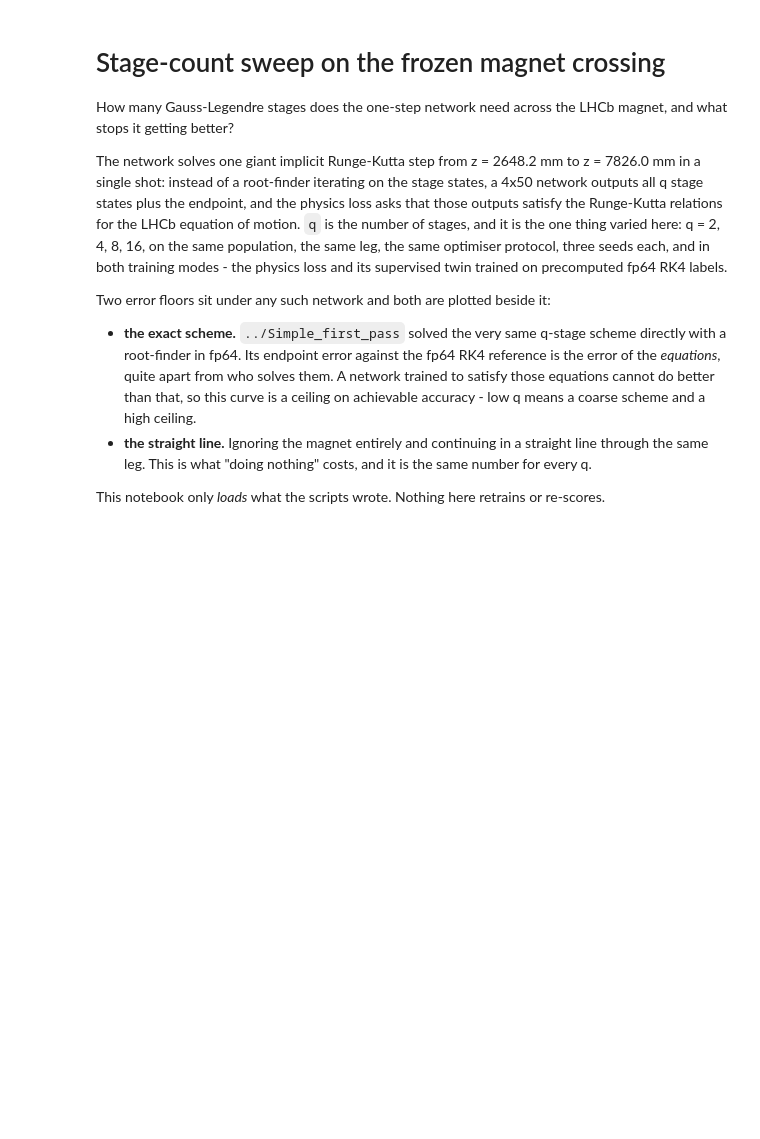
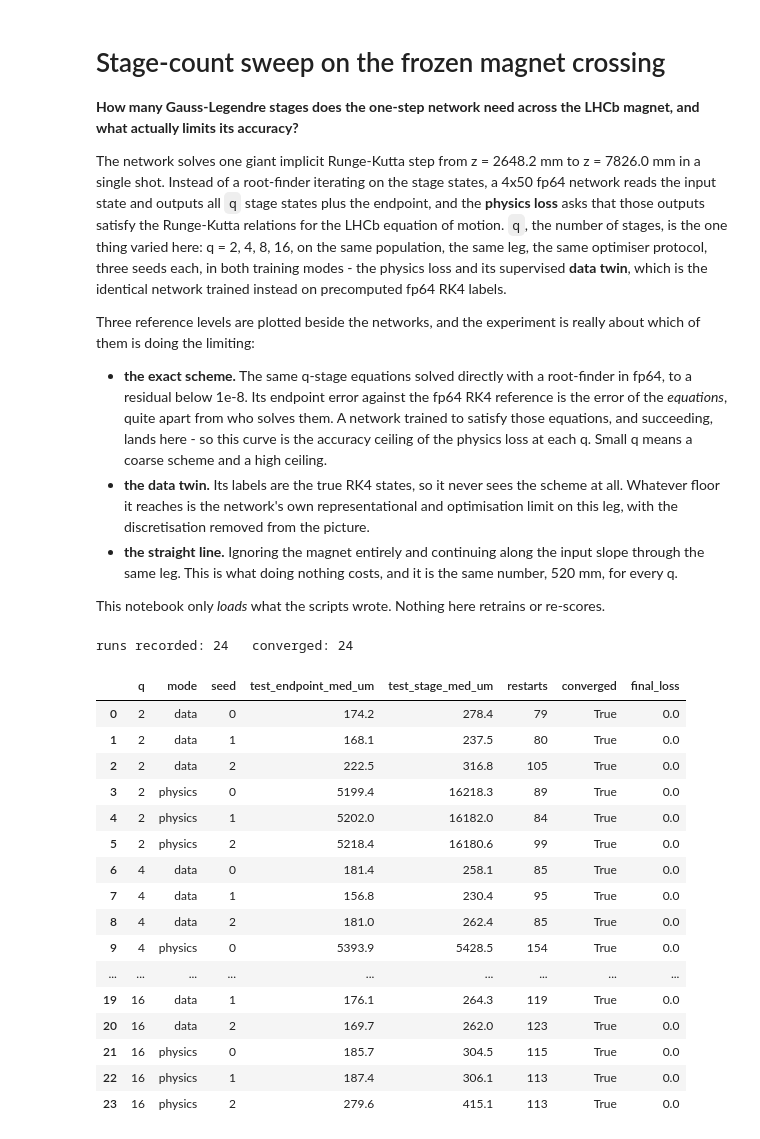
Before and after one commit to GeorgeWilliam1999/LHCb-Extrapolation, a Jupyter notebook: Raissi_disc_time_approach/Stage_count_sweep/analysis.ipynb, the cells around one changed output. Cells and saved outputs as stored; diff of their text form; code cells hidden in the pictures; blank space fills up the shorter version.

Commit message:
Report the stage-count sweep: the scheme limits the network below eight stages

```diff
--- a/Raissi_disc_time_approach/Stage_count_sweep/analysis.ipynb
+++ b/Raissi_disc_time_approach/Stage_count_sweep/analysis.ipynb
@@ -1,39 +1,64 @@
 # %% [markdown]
 # Stage-count sweep on the frozen magnet crossing
 
-How many Gauss-Legendre stages does the one-step network need across the LHCb magnet, and
-what stops it getting better?
+**How many Gauss-Legendre stages does the one-step network need across the LHCb magnet, and
+what actually limits its accuracy?**
 
 The network solves one giant implicit Runge-Kutta step from z = 2648.2 mm to z = 7826.0 mm
-in a single shot: instead of a root-finder iterating on the stage states, a 4x50 network
-outputs all q stage states plus the endpoint, and the physics loss asks that those outputs
-satisfy the Runge-Kutta relations for the LHCb equation of motion. `q` is the number of
-stages, and it is the one thing varied here: q = 2, 4, 8, 16, on the same population, the
-same leg, the same optimiser protocol, three seeds each, and in both training modes -
-the physics loss and its supervised twin trained on precomputed fp64 RK4 labels.
+in a single shot. Instead of a root-finder iterating on the stage states, a 4x50 fp64
+network reads the input state and outputs all `q` stage states plus the endpoint, and the
+**physics loss** asks that those outputs satisfy the Runge-Kutta relations for the LHCb
+equation of motion. `q`, the number of stages, is the one thing varied here: q = 2, 4, 8,
+16, on the same population, the same leg, the same optimiser protocol, three seeds each,
+in both training modes - the physics loss and its supervised **data twin**, which is the
+identical network trained instead on precomputed fp64 RK4 labels.
 
-Two error floors sit under any such network and both are plotted beside it:
+Three reference levels are plotted beside the networks, and the experiment is really about
+which of them is doing the limiting:
 
-* **the exact scheme.** `../Simple_first_pass` solved the very same q-stage scheme
-  directly with a root-finder in fp64. Its endpoint error against the fp64 RK4 reference
-  is the error of the *equations*, quite apart from who solves them. A network trained to
-  satisfy those equations cannot do better than that, so this curve is a ceiling on
-  achievable accuracy - low q means a coarse scheme and a high ceiling.
-* **the straight line.** Ignoring the magnet entirely and continuing in a straight line
-  through the same leg. This is what "doing nothing" costs, and it is the same number for
-  every q.
+* **the exact scheme.** The same q-stage equations solved directly with a root-finder in
+  fp64, to a residual below 1e-8. Its endpoint error against the fp64 RK4 reference is the
+  error of the *equations*, quite apart from who solves them. A network trained to satisfy
+  those equations, and succeeding, lands here - so this curve is the accuracy ceiling of
+  the physics loss at each q. Small q means a coarse scheme and a high ceiling.
+* **the data twin.** Its labels are the true RK4 states, so it never sees the scheme at
+  all. Whatever floor it reaches is the network's own representational and optimisation
+  limit on this leg, with the discretisation removed from the picture.
+* **the straight line.** Ignoring the magnet entirely and continuing along the input slope
+  through the same leg. This is what doing nothing costs, and it is the same number,
+  520 mm, for every q.
 
 This notebook only *loads* what the scripts wrote. Nothing here retrains or re-scores.
 # %%
-import os
+import glob, json, os
 import pandas as pd
 from IPython.display import Image, display
 
-RESULTS = "results"
-FIGURES = "figures"
+RESULTS, FIGURES = "results", "figures"
+pd.set_option("display.width", 160)
 
 summary = pd.read_csv(os.path.join(RESULTS, "summary.csv"))
 stages = pd.read_csv(os.path.join(RESULTS, "error_vs_stages.csv"), comment="#")
-print("runs recorded:", len(summary), " converged:", int(summary["converged"].sum()))
-summary
+print("runs recorded:", len(summary), "  converged:", int(summary["converged"].sum()))
+summary[["q", "mode", "seed", "test_endpoint_med_um", "test_stage_med_um",
+         "restarts", "converged", "final_loss"]].round(1)
+# %% [output]
+runs recorded: 24   converged: 24
+|  | q | mode | seed | test_endpoint_med_um | test_stage_med_um | restarts | converged | final_loss |
+| 0 | 2 | data | 0 | 174.2 | 278.4 | 79 | True | 0.0 |
+| 1 | 2 | data | 1 | 168.1 | 237.5 | 80 | True | 0.0 |
+| 2 | 2 | data | 2 | 222.5 | 316.8 | 105 | True | 0.0 |
+| 3 | 2 | physics | 0 | 5199.4 | 16218.3 | 89 | True | 0.0 |
+| 4 | 2 | physics | 1 | 5202.0 | 16182.0 | 84 | True | 0.0 |
+| 5 | 2 | physics | 2 | 5218.4 | 16180.6 | 99 | True | 0.0 |
+| 6 | 4 | data | 0 | 181.4 | 258.1 | 85 | True | 0.0 |
+| 7 | 4 | data | 1 | 156.8 | 230.4 | 95 | True | 0.0 |
+| 8 | 4 | data | 2 | 181.0 | 262.4 | 85 | True | 0.0 |
+| 9 | 4 | physics | 0 | 5393.9 | 5428.5 | 154 | True | 0.0 |
+| ... | ... | ... | ... | ... | ... | ... | ... | ... |
+| 19 | 16 | data | 1 | 176.1 | 264.3 | 119 | True | 0.0 |
+| 20 | 16 | data | 2 | 169.7 | 262.0 | 123 | True | 0.0 |
+| 21 | 16 | physics | 0 | 185.7 | 304.5 | 115 | True | 0.0 |
+| 22 | 16 | physics | 1 | 187.4 | 306.1 | 113 | True | 0.0 |
+| 23 | 16 | physics | 2 | 279.6 | 415.1 | 113 | True | 0.0 |
 # %% [markdown]
```
Also changed, not shown: parts of 17 cells of this notebook, 14 other files.
